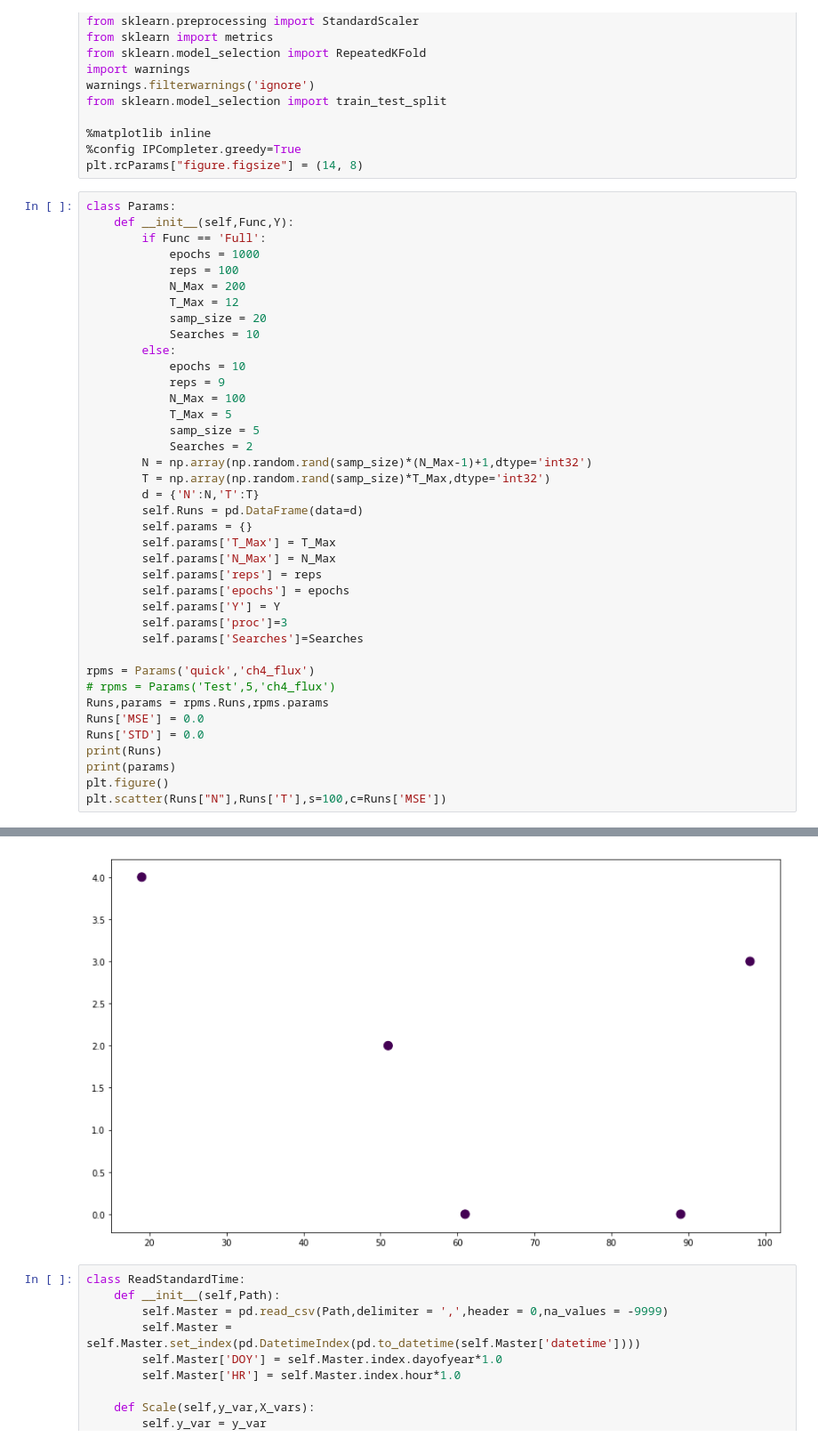
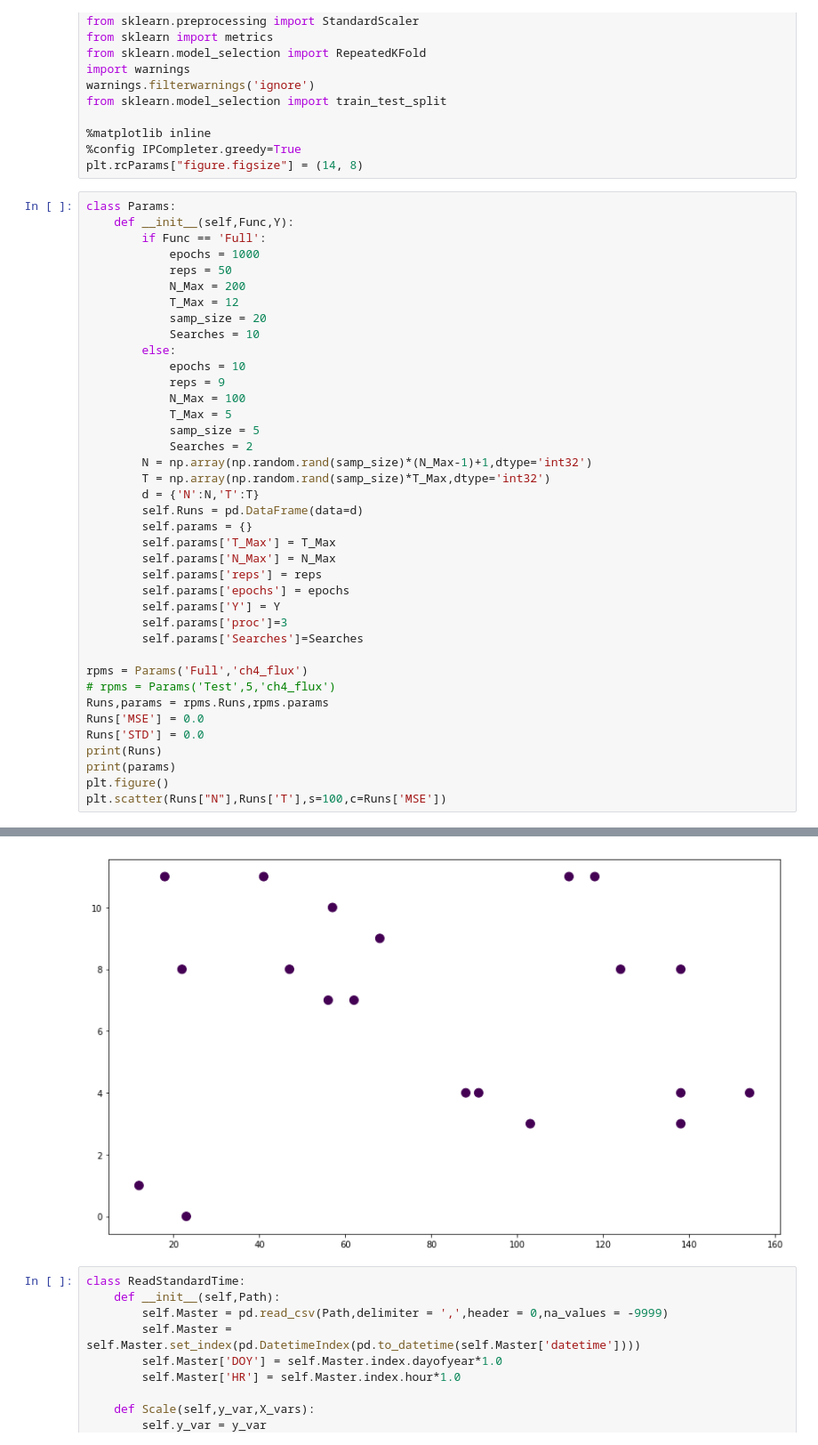
Before and after one commit to June-Skeeter/ML_GapFilling, a Jupyter notebook: Bayseian_Optimisation.ipynb, the cells around one changed output, grey strips where cells are left out. Shown at 89% size. Drawn from its saved outputs; the diff is of its cells as text.

```diff
--- a/Bayseian_Optimisation.ipynb
+++ b/Bayseian_Optimisation.ipynb
@@ -22,7 +22,7 @@ class Params:
     def __init__(self,Func,Y):
         if Func == 'Full':
             epochs = 1000
-            reps = 100
+            reps = 50
             N_Max = 200
             T_Max = 12
             samp_size = 20
@@ -47,7 +47,7 @@ class Params:
         self.params['proc']=3
         self.params['Searches']=Searches
 
-rpms = Params('quick','ch4_flux')
+rpms = Params('Full','ch4_flux')
 # rpms = Params('Test',5,'ch4_flux')
 Runs,params = rpms.Runs,rpms.params
 Runs['MSE'] = 0.0
@@ -67,5 +77,5 @@ plt.scatter(Runs["N"],Runs['T'],s=100,c=Runs['MSE'])
 <matplotlib.collections.PathCollection at 0x...>
-[figure, old version]
+[figure, new version]
 # %%
 class ReadStandardTime:
     def __init__(self,Path):
```
Also changed, not shown: parts of 5 cells of this notebook.
